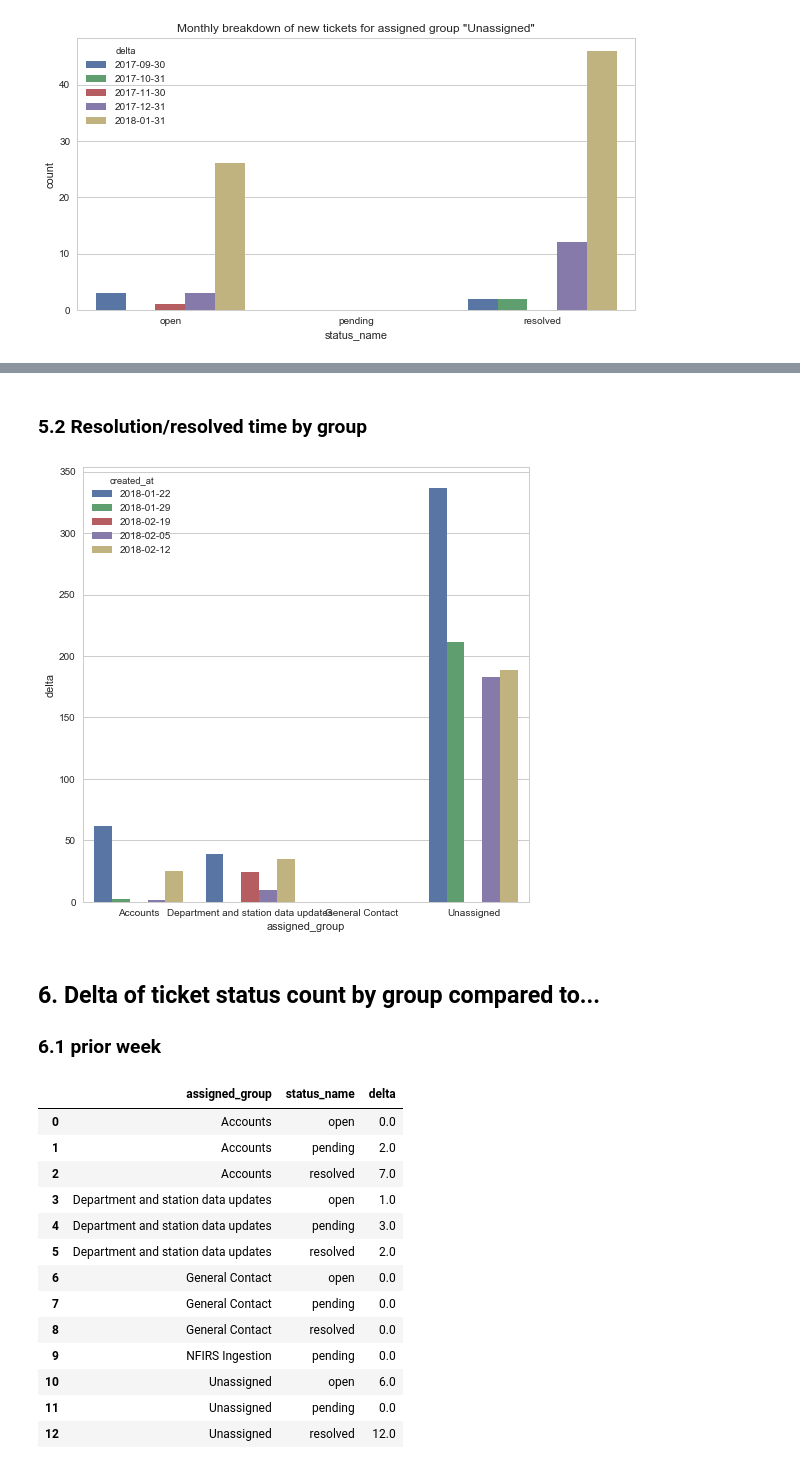
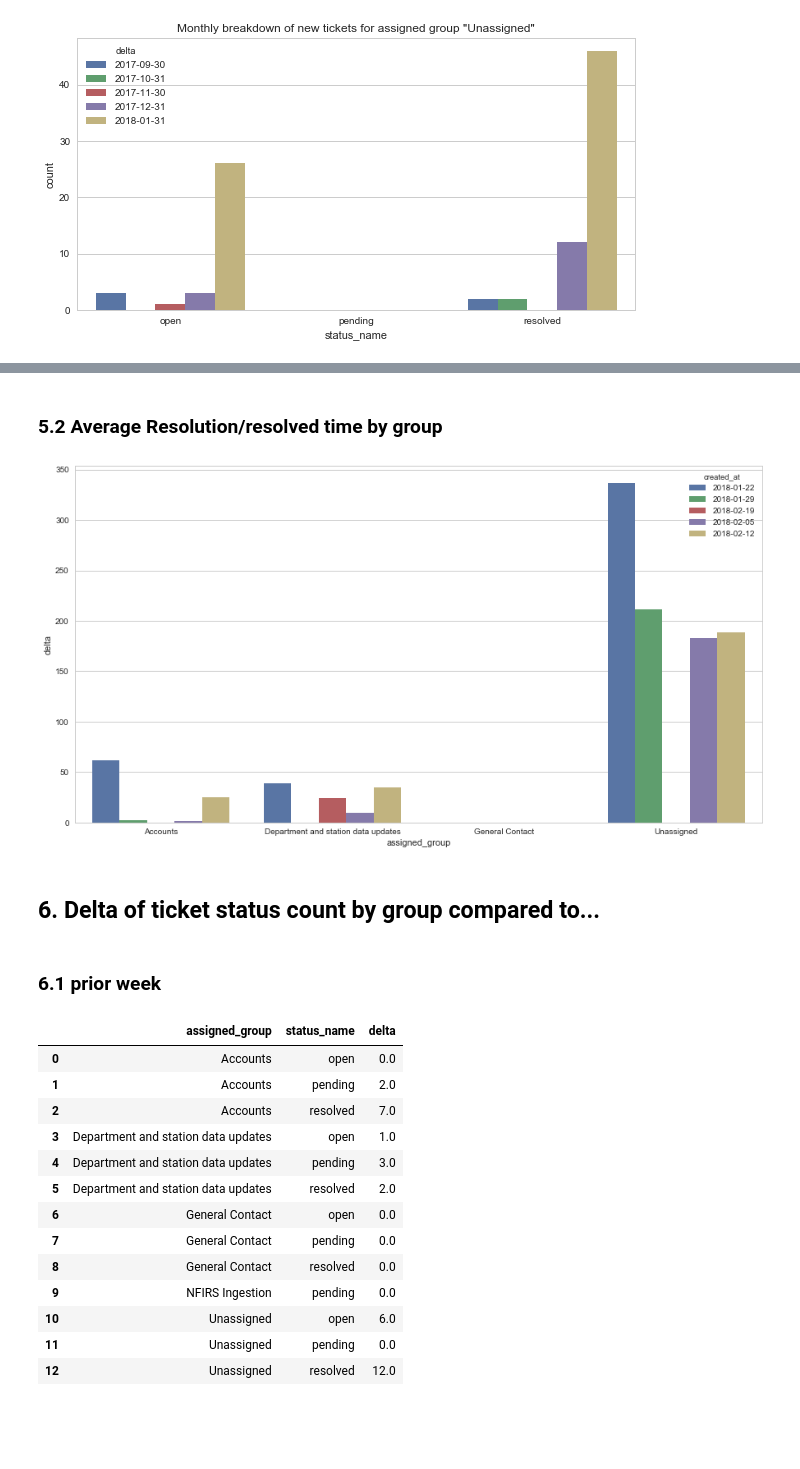
Before and after one commit to JorgeMartinezG/firecares-stats, a Jupyter notebook: Tickets analysis.ipynb, the cells around one changed output, grey strips where cells are left out. Cells and saved outputs as stored; diff of their text form; code cells hidden in the pictures; blank space fills up the shorter version.

```diff
--- a/Tickets analysis.ipynb
+++ b/Tickets analysis.ipynb
@@ -138 +139,18 @@ for assigned_group in assigned_groups:
+# %%
+def create_delta_tickets_time(df, month=False, range_val=-5):
+    freq = 'W-MON'
+    if month:
+        freq = 'M'
+
+    df_reduced = df[['assigned_group', 'created_at', 'delta']]
+    group_by_list = ['assigned_group', pd.Grouper(key='created_at', freq=freq)]
+    df_dates_count = df_reduced.groupby(group_by_list).mean().unstack().fillna(0).stack().reset_index()
+    df_dates_count.sort_values(by='created_at', inplace=True)
+    df_dates_count['created_at'] = df_dates_count['created_at'].dt.date
+
+    condition = (df_dates_count['created_at'] >= df_dates_count['created_at'].unique()[range_val])
+    delta_tickets = df_dates_count.loc[condition]
+    delta_tickets.sort_values(by=['assigned_group'], inplace=True)
+
+    return delta_tickets
 # %% [markdown]
@@ -157,24 +164,13 @@ ax = sns.barplot(x="assigned_group", y="delta", hue="created_at", data=delta_tic
 # %% [markdown]
-### 5.2 Resolution/resolved time by group
+### 5.2 Average Resolution/resolved time by group
-# %%
-df_resolved_reduced = resolved_df[['assigned_group', 'created_at', 'delta']]
-group_by_list = ['assigned_group', pd.Grouper(key='created_at', freq='W-MON')]
-df_dates_count = df_resolved_reduced.groupby(group_by_list).mean().unstack().fillna(0).stack().reset_index()
-df_dates_count.sort_values(by='created_at', inplace=True)
-df_dates_count['created_at'] = df_dates_count['created_at'].dt.date
-
-condition = (df_dates_count['created_at'] >= df_dates_count['created_at'].unique()[-5])
-delta_tickets = df_dates_count.loc[condition]
-delta_tickets.sort_values(by=['assigned_group'], inplace=True)
-
-ax = plt.figure(figsize=(8, 8))
-ax = sns.barplot(x="assigned_group", y="delta", hue="created_at", data=delta_tickets)
-# %% [output]
-[figure, removed]
+# %%
+delta_tickets = create_delta_tickets_time(resolved_df)
+ax = plt.figure(figsize=(15, 8))
+ax = sns.barplot(x="assigned_group", y="delta", hue="created_at", data=delta_tickets)
+# %% [output]
+[figure, added]
 # %% [markdown]
 ## 6.  Delta of ticket status count by group compared to...
-
-### 6.1 prior week
 # %%
 def estimate_deltas(delta_tickets):
     results = []
@@ -187,6 +183,8 @@ def estimate_deltas(delta_tickets):
                 results.append({'assigned_group': group, 'status_name': status, 'delta': delta_value})
 
     return pd.DataFrame(results)[['assigned_group', 'status_name', 'delta']]
+# %% [markdown]
+### 6.1 prior week
 # %%
 delta_tickets = create_delta_tickets(df, month=False, range_val=-2)
 deltas_week = estimate_deltas(delta_tickets)
```
Also changed, not shown: parts of 16 cells of this notebook.
